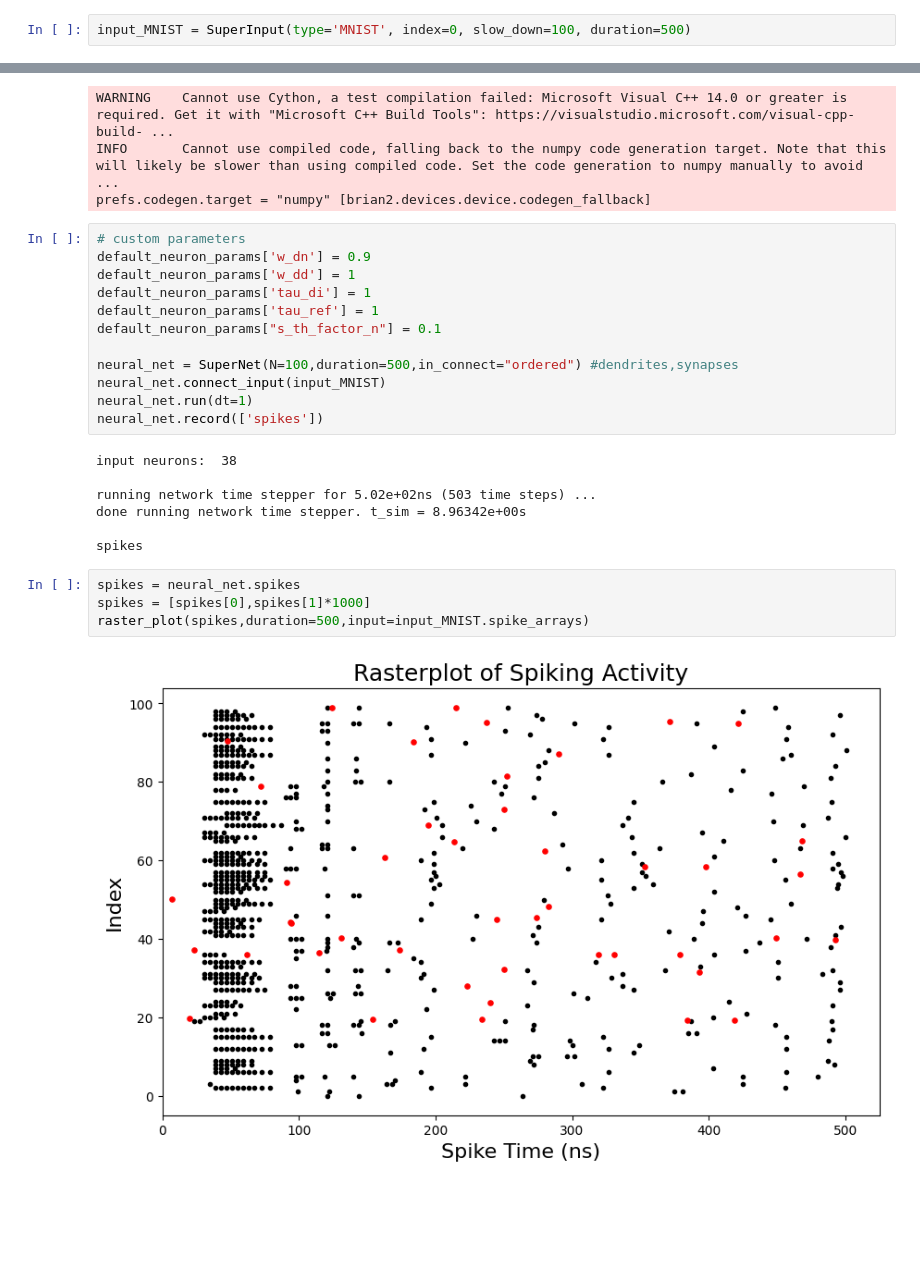
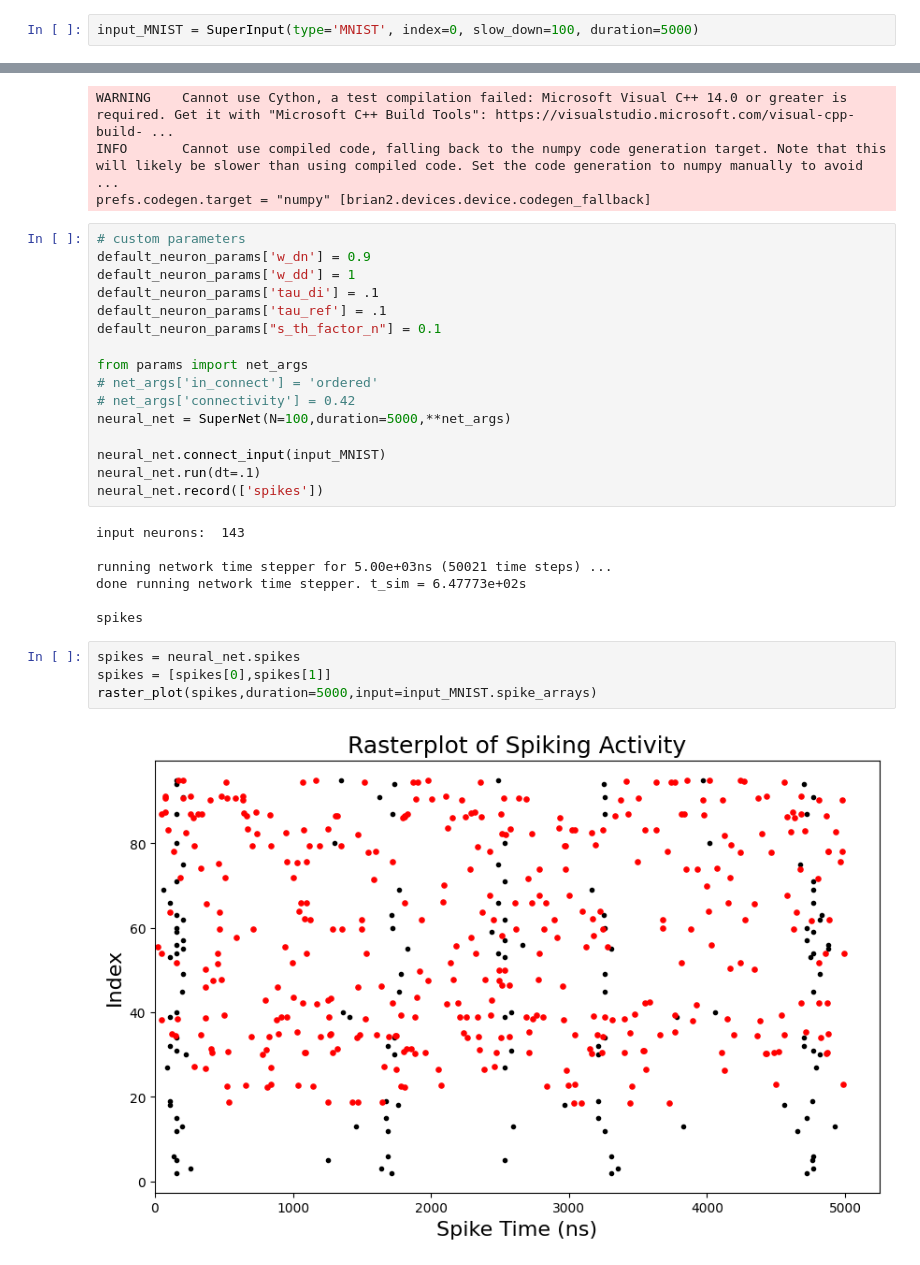
Before and after one commit to ryangitsit/sim_soens, a Jupyter notebook: soen_tutorial.ipynb, the cells around one changed output, grey strips where cells are left out. Saved outputs shown, nothing was run; the diff lists cells and outputs as text; blank space fills up the shorter version.

Commit message:
added net params and extended tutorial

```diff
--- a/soen_tutorial.ipynb
+++ b/soen_tutorial.ipynb
@@ -364,7 +365,7 @@ done running network time stepper. t_sim = 8.48665e-01s
 # %% [markdown]
 ## Networking
 # %%
-input_MNIST = SuperInput(type='MNIST', index=0, slow_down=100, duration=500)
+input_MNIST = SuperInput(type='MNIST', index=0, slow_down=100, duration=5000)
 # %% [output]
 Generating MNNIST dataset...
 load
@@ -376,24 +377,28 @@ prefs.codegen.target = "numpy" [brian2.devices.device.codegen_fallback]
 # custom parameters
 default_neuron_params['w_dn'] = 0.9
 default_neuron_params['w_dd'] = 1
-default_neuron_params['tau_di'] = 1
-default_neuron_params['tau_ref'] = 1
+default_neuron_params['tau_di'] = .1
+default_neuron_params['tau_ref'] = .1
 default_neuron_params["s_th_factor_n"] = 0.1
 
-neural_net = SuperNet(N=100,duration=500,in_connect="ordered") #dendrites,synapses
+from params import net_args
+# net_args['in_connect'] = 'ordered'
+# net_args['connectivity'] = 0.42
+neural_net = SuperNet(N=100,duration=5000,**net_args)
+
 neural_net.connect_input(input_MNIST)
-neural_net.run(dt=1)
+neural_net.run(dt=.1)
 neural_net.record(['spikes'])
 # %% [output]
-input neurons:  38
+input neurons:  143
 
-running network time stepper for 5.02e+02ns (503 time steps) ...
-done running network time stepper. t_sim = 8.96342e+00s
+running network time stepper for 5.00e+03ns (50021 time steps) ...
+done running network time stepper. t_sim = 6.47773e+02s
 
 spikes
 # %%
 spikes = neural_net.spikes
-spikes = [spikes[0],spikes[1]*1000]
-raster_plot(spikes,duration=500,input=input_MNIST.spike_arrays)
+spikes = [spikes[0],spikes[1]]
+raster_plot(spikes,duration=5000,input=input_MNIST.spike_arrays)
 # %% [output]
-[figure, old version]
+[figure, new version]
```
Also changed, not shown: parts of 11 cells of this notebook, 4 other files.
